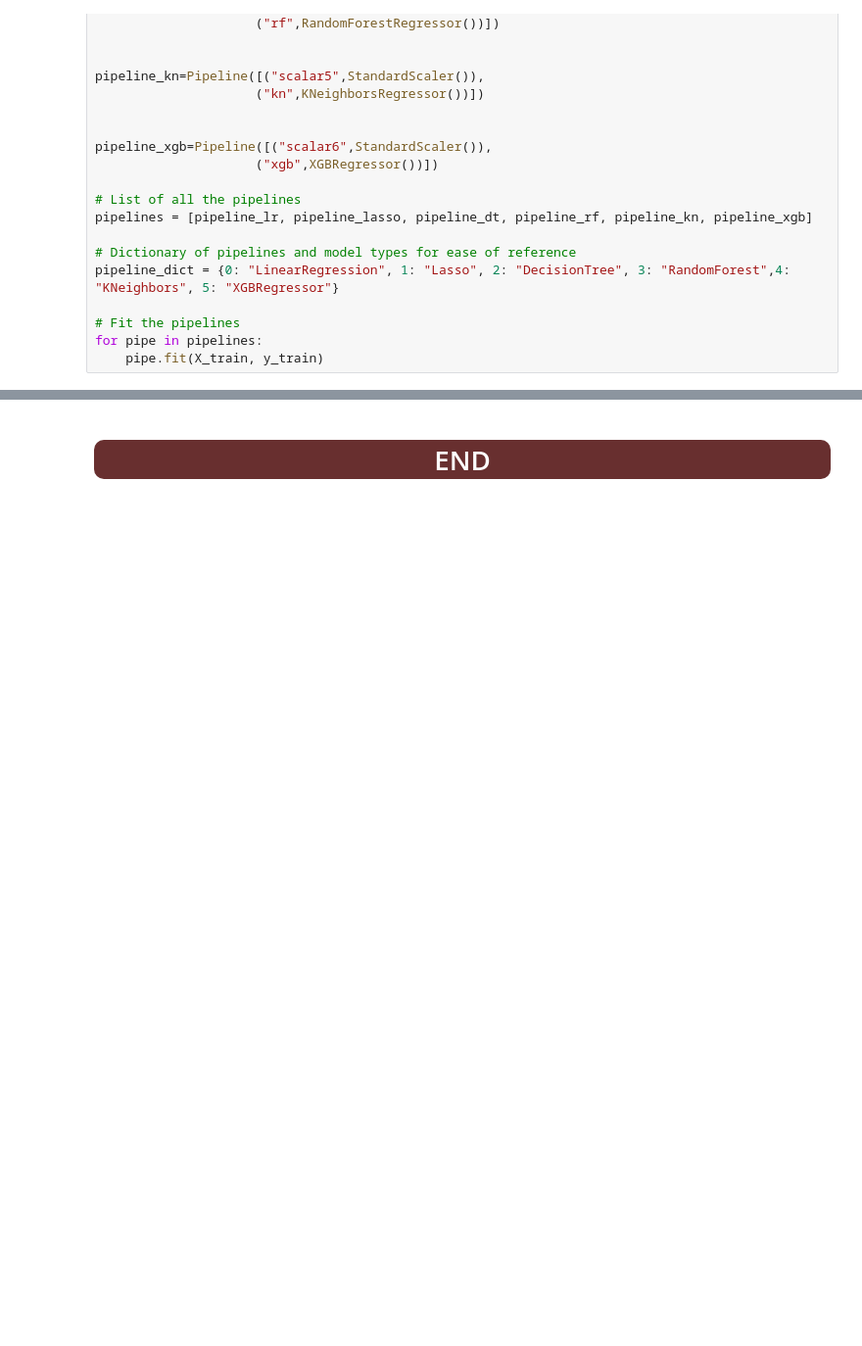
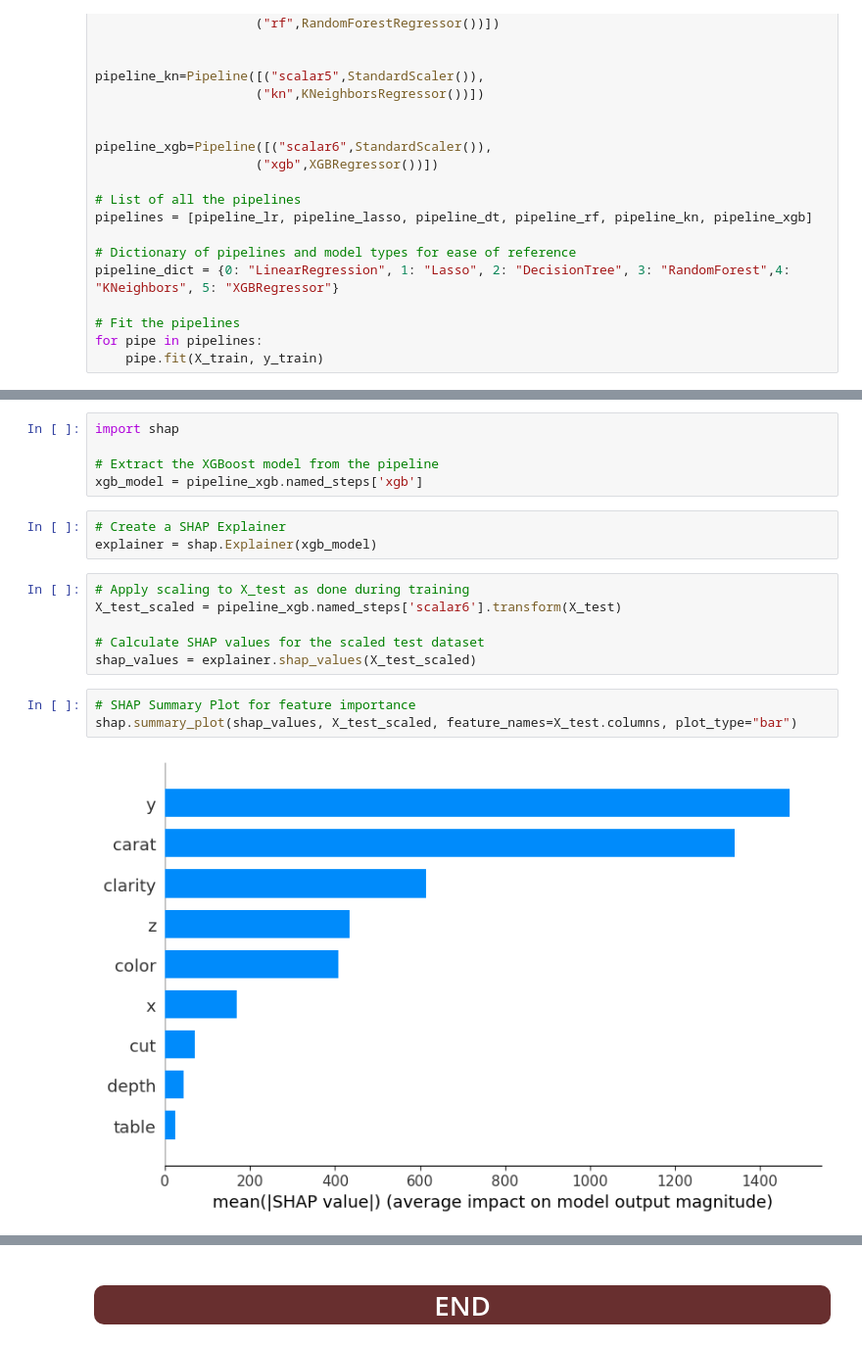
Before and after one commit to Omegalpha44/TP4-explainability_AI, a Jupyter notebook: regression-models-diamond-price-prediction.ipynb, the cells around one changed output, grey strips where cells are left out. Shown at 98% size. Saved outputs shown, nothing was run; the diff lists cells and outputs as text; blank space fills up the shorter version.

Commit message:
Added SHAP section in notebook

```diff
--- a/regression-models-diamond-price-prediction.ipynb
+++ b/regression-models-diamond-price-prediction.ipynb
@@ -371,0 +396,19 @@ Adjusted R^2: 0.9827641478423368
+# %%
+import shap
+
+# Extract the XGBoost model from the pipeline
+xgb_model = pipeline_xgb.named_steps['xgb']
+# %%
+# Create a SHAP Explainer
+explainer = shap.Explainer(xgb_model)
+# %%
+# Apply scaling to X_test as done during training
+X_test_scaled = pipeline_xgb.named_steps['scalar6'].transform(X_test)
+
+# Calculate SHAP values for the scaled test dataset
+shap_values = explainer.shap_values(X_test_scaled)
+# %%
+# SHAP Summary Plot for feature importance
+shap.summary_plot(shap_values, X_test_scaled, feature_names=X_test.columns, plot_type="bar")
+# %% [output]
+[figure, added]
```
Also changed, not shown: parts of 26 cells of this notebook.
